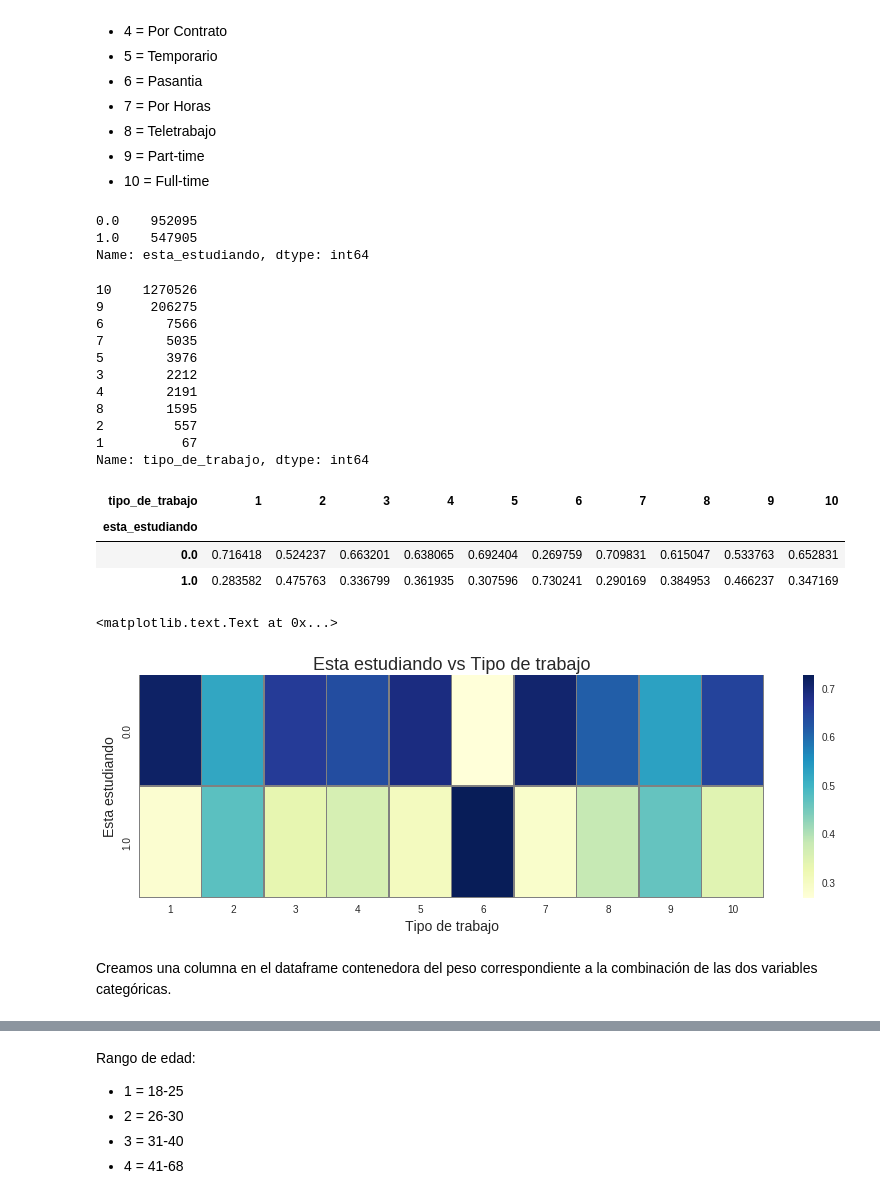
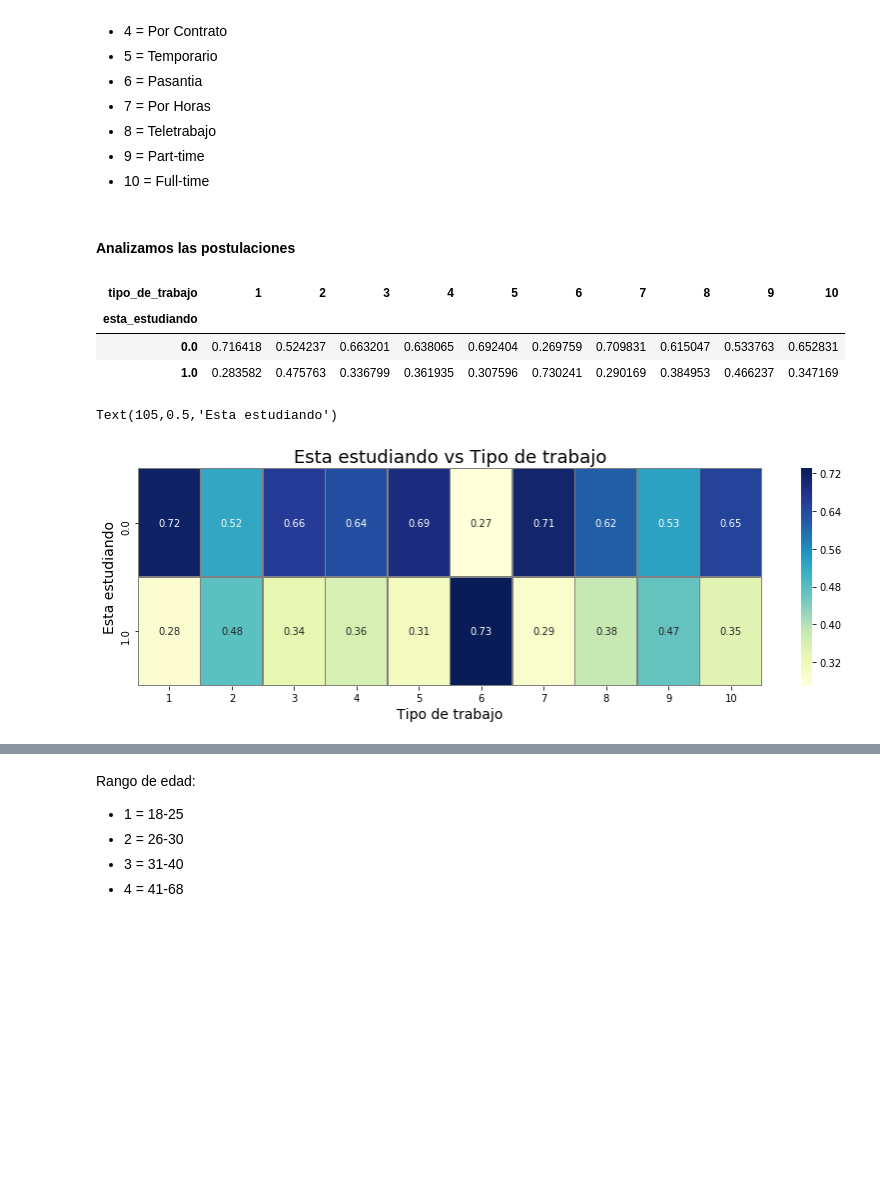
Before and after one commit to franhermani/TP2-7506, a Jupyter notebook: feature_engineering.ipynb, the cells around one changed output, grey strips where cells are left out. Cells and saved outputs as stored; diff of their text form; code cells hidden in the pictures; blank space fills up the shorter version.

```diff
--- a/feature_engineering.ipynb
+++ b/feature_engineering.ipynb
@@ -153,29 +190,11 @@ Tipo de trabajo:
 - 8 = Teletrabajo
 - 9 = Part-time
 - 10 = Full-time
-# %%
-modelo_si['esta_estudiando'].value_counts()
-# %% [output]
-0.0    952095
-1.0    547905
-Name: esta_estudiando, dtype: int64
-# %%
-modelo_si['tipo_de_trabajo'].value_counts()
-# %% [output]
-10    1270526
-9      206275
-6        7566
-7        5035
-5        3976
-3        2212
-4        2191
-8        1595
-2         557
-1          67
-Name: tipo_de_trabajo, dtype: int64
+# %% [markdown]
+#### Analizamos las postulaciones
 # %%
-estudiando_vs_tipo_trabajo_t = pd.crosstab(modelo_si['esta_estudiando'], modelo_si['tipo_de_trabajo'], normalize='columns')
-estudiando_vs_tipo_trabajo_t
+estudiando_vs_tipo_trabajo_si = pd.crosstab(modelo_si['esta_estudiando'], modelo_si['tipo_de_trabajo'], normalize='columns')
+estudiando_vs_tipo_trabajo_si
 # %% [output]
 | tipo_de_trabajo | 1 | 2 | 3 | 4 | 5 | 6 | 7 | 8 | 9 | 10 |
 | esta_estudiando |  |  |  |  |  |  |  |  |  |  |
@@ -183,14 +202,12 @@ estudiando_vs_tipo_trabajo_t
 | 1.0 | 0.283582 | 0.475763 | 0.336799 | 0.361935 | 0.307596 | 0.730241 | 0.290169 | 0.384953 | 0.466237 | 0.347169 |
 # %%
 fig, ax = plt.subplots(figsize=(14,4))
-heatmap = sns.heatmap(estudiando_vs_tipo_trabajo_t, cmap='YlGnBu', robust=False, annot=False,\
+heatmap = sns.heatmap(estudiando_vs_tipo_trabajo_si, cmap='YlGnBu', robust=False, annot=True,\
                       linewidths=.5, linecolor='grey', ax=ax)
 
 heatmap.set_title('Esta estudiando vs Tipo de trabajo', fontsize=18)
 heatmap.set_xlabel('Tipo de trabajo', fontsize=14)
 heatmap.set_ylabel('Esta estudiando', fontsize=14)
 # %% [output]
-<matplotlib.text.Text at 0x...>
+Text(105,0.5,'Esta estudiando')
-[figure, old version]
+[figure, new version]
-# %% [markdown]
-Creamos una columna en el dataframe contenedora del peso correspondiente a la combinación de las dos variables categóricas.
```
Also changed, not shown: parts of 138 cells of this notebook.
